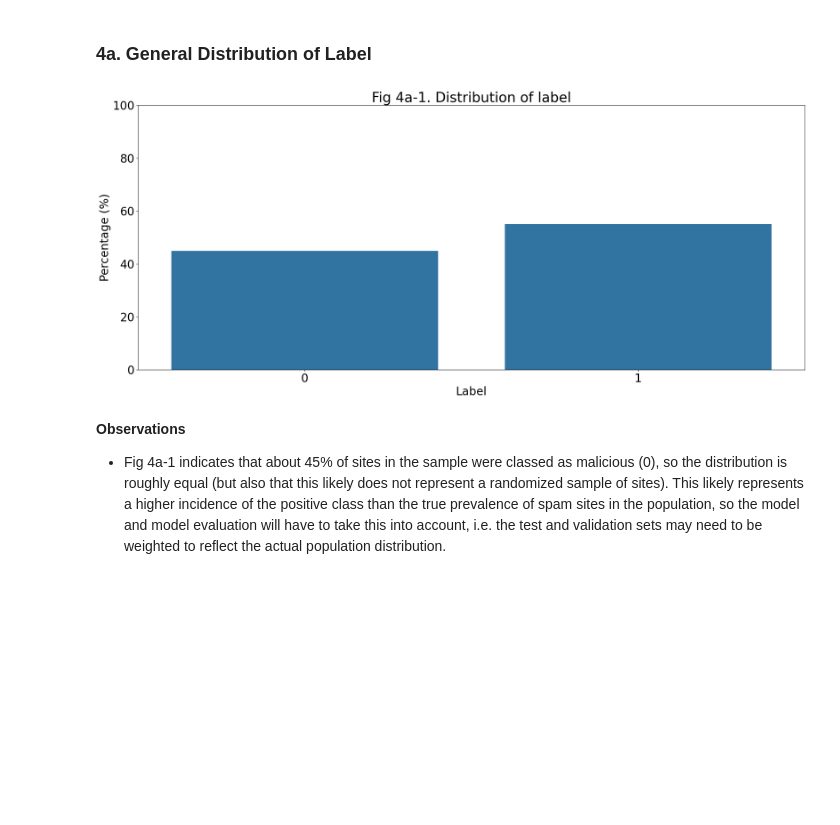
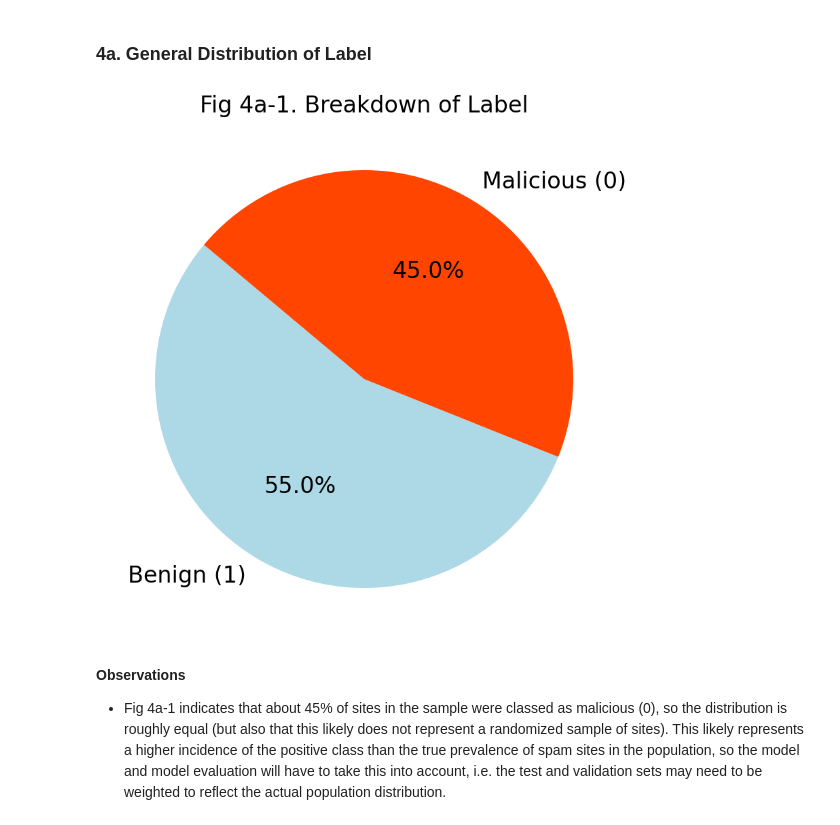
Before and after one commit to yhcchan/aiap22-colin-chan-yip-hang-961g, a Jupyter notebook: eda.ipynb, the cells around one changed output. Saved outputs shown, nothing was run; the diff lists cells and outputs as text; code cells hidden in the pictures; blank space fills up the shorter version.

```diff
--- a/eda.ipynb
+++ b/eda.ipynb
@@ -482,21 +624,18 @@ def anova(df, cat_col, num_col):
 [Skip to Numeric Section](#4-2)
 # %% [markdown]
 ### 4a. General Distribution of Label
-# %%
-# Looking at label occurrence
-
-# Calculate the normalized value counts
-label_pct = df['label'].value_counts(normalize=True).sort_index() * 100
-
-# Plot as percentages
-sns.barplot(x=label_pct.index, y=label_pct.values)
-plt.title("Fig 4a-1. Distribution of label")
-plt.xlabel("Label")
-plt.ylabel("Percentage (%)")
-plt.ylim(0, 100)  # y-axis as percent
-plt.show()
-# %% [output]
-[figure, removed]
+# %%
+# Looking at label occurrence
+
+plt.figure(figsize=(25,10))
+plt.title("Fig 4a-1. Breakdown of Label", fontsize = 24)
+plt.pie(
+    df.label.value_counts(),
+    labels=[f'Malicious ({lbl})' if lbl == 0 else f'Benign ({lbl})' for lbl in df.label.value_counts().index],
+        autopct='%1.1f%%', startangle=140, textprops={'fontsize': 24}, colors = ["lightblue", "orangered"])
+plt.show()
+# %% [output]
+[figure, added]
 # %% [markdown]
 **Observations**
 - Fig 4a-1 indicates that about 45% of sites in the sample were classed as malicious (0), so the distribution is roughly equal (but also that this likely does not represent a randomized sample of sites). This likely represents a higher incidence of the positive class than the true prevalence of spam sites in the population, so the model and model evaluation will have to take this into account, i.e. the test and validation sets may need to be weighted to reflect the actual population distribution.
```
Also changed, not shown: parts of 13 cells of this notebook.
